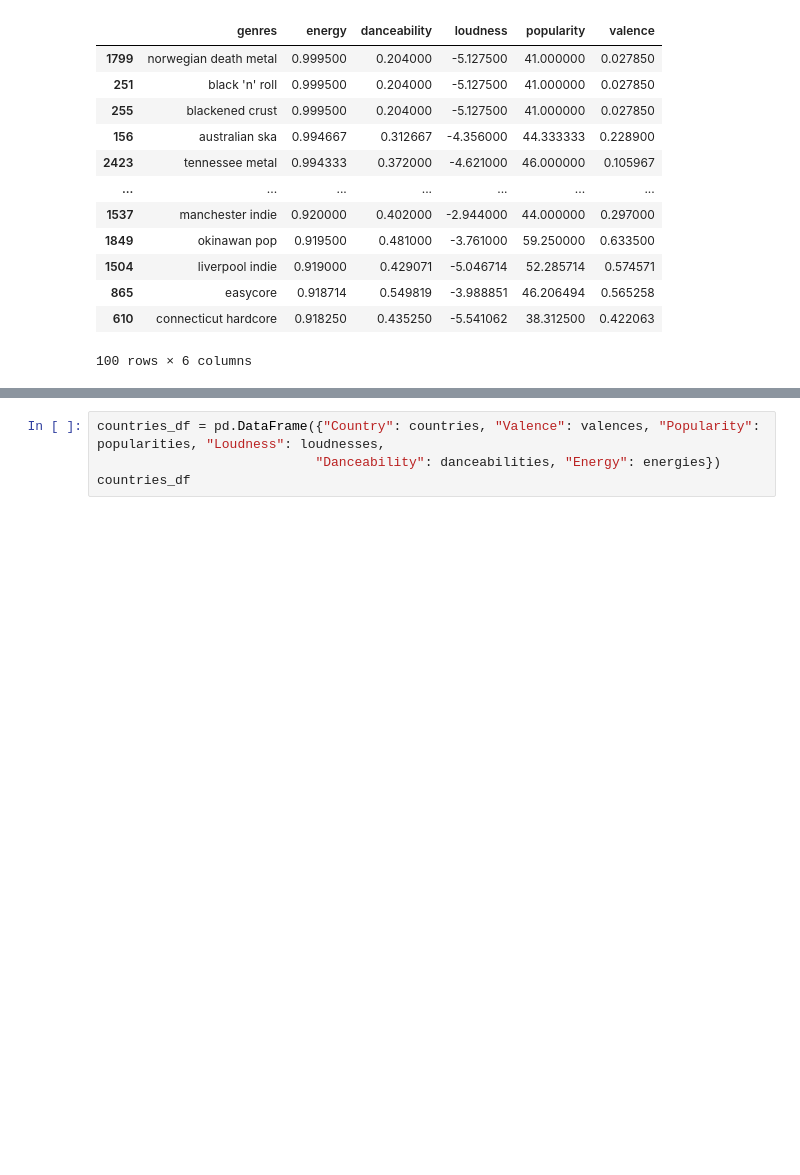
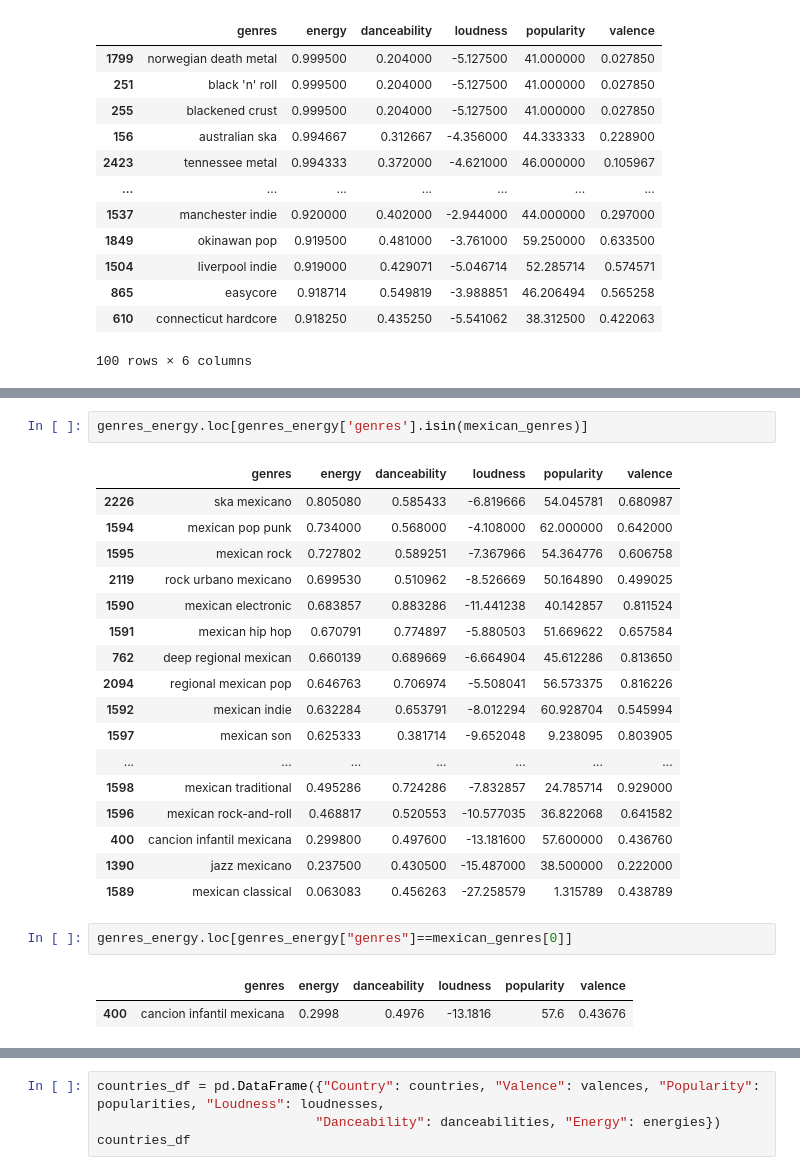
Before and after one commit to DataBerenicenz/Epsilon_Team, a Jupyter notebook: +Jesus/Jonathan copy Oct_27_2020 Spotify.ipynb, the cells around one changed output, grey strips where cells are left out. Drawn from its saved outputs; the diff is of its cells as text; blank space fills up the shorter version.

```diff
--- a/+Jesus/Jonathan copy Oct_27_2020 Spotify.ipynb
+++ b/+Jesus/Jonathan copy Oct_27_2020 Spotify.ipynb
@@ -111,0 +281,25 @@ for country in countries:
+# %%
+genres_energy.loc[genres_energy['genres'].isin(mexican_genres)]
+# %% [output]
+|  | genres | energy | danceability | loudness | popularity | valence |
+| 2226 | ska mexicano | 0.805080 | 0.585433 | -6.819666 | 54.045781 | 0.680987 |
+| 1594 | mexican pop punk | 0.734000 | 0.568000 | -4.108000 | 62.000000 | 0.642000 |
+| 1595 | mexican rock | 0.727802 | 0.589251 | -7.367966 | 54.364776 | 0.606758 |
+| 2119 | rock urbano mexicano | 0.699530 | 0.510962 | -8.526669 | 50.164890 | 0.499025 |
+| 1590 | mexican electronic | 0.683857 | 0.883286 | -11.441238 | 40.142857 | 0.811524 |
+| 1591 | mexican hip hop | 0.670791 | 0.774897 | -5.880503 | 51.669622 | 0.657584 |
+| 762 | deep regional mexican | 0.660139 | 0.689669 | -6.664904 | 45.612286 | 0.813650 |
+| 2094 | regional mexican pop | 0.646763 | 0.706974 | -5.508041 | 56.573375 | 0.816226 |
+| 1592 | mexican indie | 0.632284 | 0.653791 | -8.012294 | 60.928704 | 0.545994 |
+| 1597 | mexican son | 0.625333 | 0.381714 | -9.652048 | 9.238095 | 0.803905 |
+| ... | ... | ... | ... | ... | ... | ... |
+| 1598 | mexican traditional | 0.495286 | 0.724286 | -7.832857 | 24.785714 | 0.929000 |
+| 1596 | mexican rock-and-roll | 0.468817 | 0.520553 | -10.577035 | 36.822068 | 0.641582 |
+| 400 | cancion infantil mexicana | 0.299800 | 0.497600 | -13.181600 | 57.600000 | 0.436760 |
+| 1390 | jazz mexicano | 0.237500 | 0.430500 | -15.487000 | 38.500000 | 0.222000 |
+| 1589 | mexican classical | 0.063083 | 0.456263 | -27.258579 | 1.315789 | 0.438789 |
+# %%
+genres_energy.loc[genres_energy["genres"]==mexican_genres[0]]
+# %% [output]
+|  | genres | energy | danceability | loudness | popularity | valence |
+| 400 | cancion infantil mexicana | 0.2998 | 0.4976 | -13.1816 | 57.6 | 0.43676 |
```
Also changed, not shown: parts of 11 cells of this notebook.
